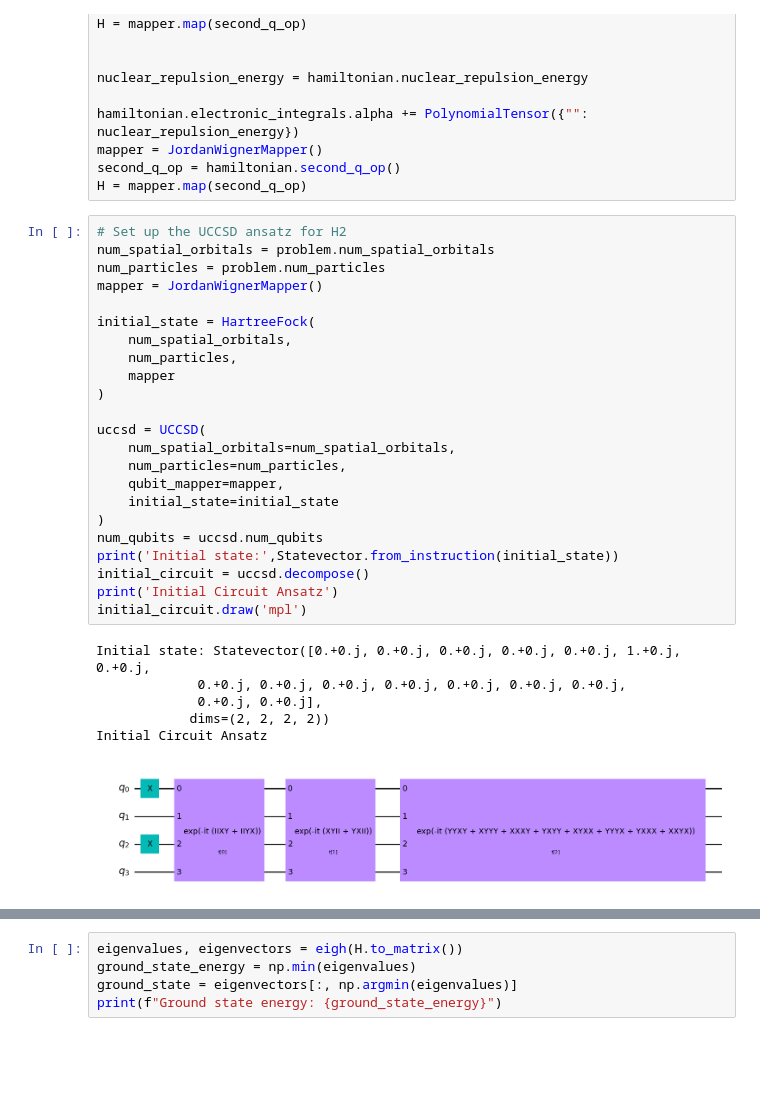
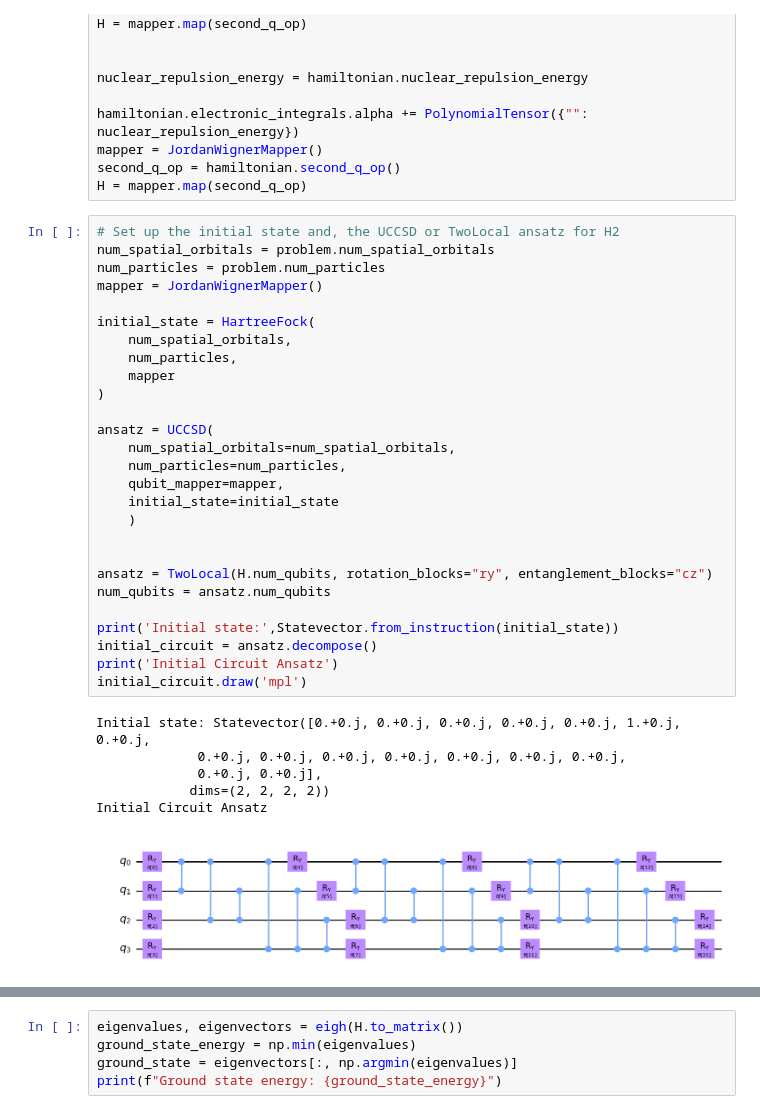
Before and after one commit to babulab/VariationalQuantumEigensolver-ML, a Jupyter notebook: notebooks/Molecule_H2_BO_Statevector.ipynb, the cells around one changed output, grey strips where cells are left out. Saved outputs shown, nothing was run; the diff lists cells and outputs as text; blank space fills up the shorter version.

Commit message:
for the hydrogen molecule experiment, the ansatz is changed (uccsd to twolocal), so the results changed

```diff
--- a/notebooks/Molecule_H2_BO_Statevector.ipynb
+++ b/notebooks/Molecule_H2_BO_Statevector.ipynb
@@ -58,33 +59,37 @@ mapper = JordanWignerMapper()
 second_q_op = hamiltonian.second_q_op()
 H = mapper.map(second_q_op)
 # %%
-# Set up the UCCSD ansatz for H2
+# Set up the initial state and, the UCCSD or TwoLocal ansatz for H2
 num_spatial_orbitals = problem.num_spatial_orbitals
 num_particles = problem.num_particles
 mapper = JordanWignerMapper()
 
 initial_state = HartreeFock(
     num_spatial_orbitals,
     num_particles,
     mapper
 )
 
-uccsd = UCCSD(
+ansatz = UCCSD(
     num_spatial_orbitals=num_spatial_orbitals,
     num_particles=num_particles,
     qubit_mapper=mapper,
     initial_state=initial_state
-)
-num_qubits = uccsd.num_qubits
+    )
+
+
+ansatz = TwoLocal(H.num_qubits, rotation_blocks="ry", entanglement_blocks="cz")
+num_qubits = ansatz.num_qubits
+
 print('Initial state:',Statevector.from_instruction(initial_state))
-initial_circuit = uccsd.decompose()
+initial_circuit = ansatz.decompose()
 print('Initial Circuit Ansatz')
 initial_circuit.draw('mpl')
 # %% [output]
 Initial state: Statevector([0.+0.j, 0.+0.j, 0.+0.j, 0.+0.j, 0.+0.j, 1.+0.j, 0.+0.j,
              0.+0.j, 0.+0.j, 0.+0.j, 0.+0.j, 0.+0.j, 0.+0.j, 0.+0.j,
              0.+0.j, 0.+0.j],
             dims=(2, 2, 2, 2))
 Initial Circuit Ansatz
-[figure, old version]
+[figure, new version]
 # %%
```
Also changed, not shown: parts of 7 cells of this notebook, 7 other files.
